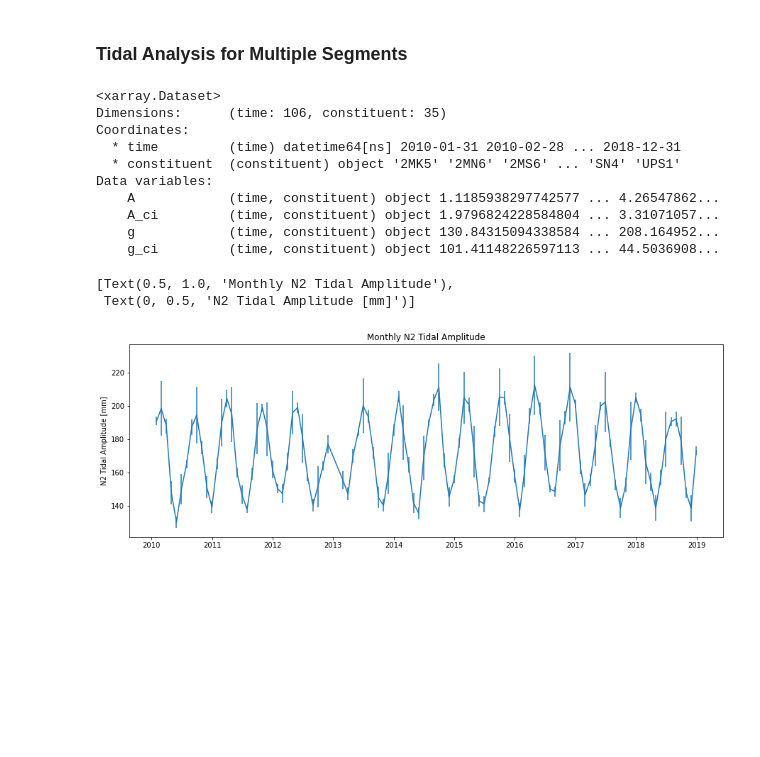
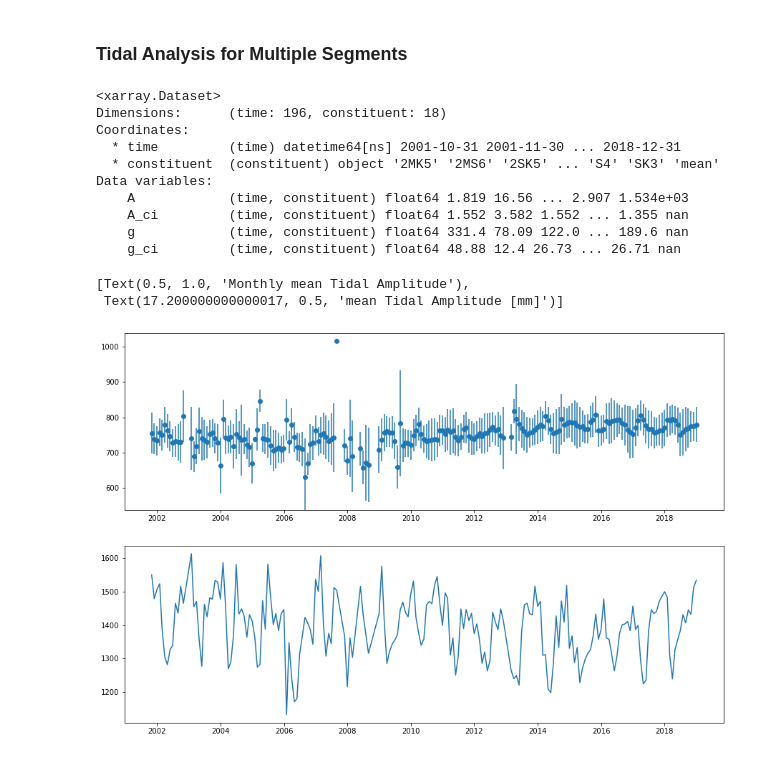
Before and after one commit to ejharri1/tides, a Jupyter notebook: notebooks/nain_sea_level_analysis_CR.ipynb, the cells around one changed output. Saved outputs shown, nothing was run; the diff lists cells and outputs as text; code cells hidden in the pictures; blank space fills up the shorter version.

```diff
--- a/notebooks/nain_sea_level_analysis_CR.ipynb
+++ b/notebooks/nain_sea_level_analysis_CR.ipynb
@@ -39,6 +39,11 @@ df = df.set_index("time")
 # remove the columns with date/time information
 # (all the information is now contained in the index)
 df = df.drop(["year", "month", "day", "hour"], axis=1)
+
+# drop NaNs
+df = df.dropna()
+
+
 df
 # %% [output]
 |  | height |
@@ -183,15 +188,22 @@ def tidal_analysis(ser, latitude):
             trend=False,
             method="ols",
             conf_int="linear",
-            Rayleigh_min=0.95,
+            Rayleigh_min=1.2,
             verbose=False       # no messages
         )
 
         # combine amplitudes and phases and their confidence interval in `numpy.Array`
-        data = np.c_[coef["A"], coef["A_ci"], coef["g"], coef["g_ci"], , coef["mean"]]
+        data = np.c_[coef["A"], coef["A_ci"], coef["g"], coef["g_ci"]]
+
+        data = np.vstack(
+            (
+                data,
+                [coef["mean"], np.nan, np.nan, np.nan]
+            )
+        ).astype(float)
 
         # index
-        index = coef["name"]
+        index = np.append(coef["name"], ["mean"])
 
     # if `ser` only contains NaNs, return empty `pandas.DataFrame`
     else:
@@ -203,7 +215,8 @@ def tidal_analysis(ser, latitude):
     df_out = pd.DataFrame(
         data=data,
         index=index,
-        columns=["A", "A_ci", "g", "g_ci", ]
+        columns=["A", "A_ci", "g", "g_ci"],
+        dtype=float
     )
 
     return df_out
@@ -236,42 +241,50 @@ tides2018
 ### Tidal Analysis for Multiple Segments
 # %%
 # pandas magic
-result = df["height"].loc["2010":"2018"].groupby(pd.Grouper(freq="M")).apply(lambda x: tidal_analysis(x, lat))
+result = df["height"].loc["2001":"2018"].groupby(pd.Grouper(freq="m")).apply(lambda x: tidal_analysis(x, lat))
 result.index.set_names(["time", "constituent"], inplace=True)
 
 ds = result.to_xarray()
 ds
 # %% [output]
 <xarray.Dataset>
-Dimensions:      (time: 106, constituent: 35)
+Dimensions:      (time: 196, constituent: 18)
 Coordinates:
-  * time         (time) datetime64[ns] 2010-01-31 2010-02-28 ... 2018-12-31
-  * constituent  (constituent) object '2MK5' '2MN6' '2MS6' ... 'SN4' 'UPS1'
+  * time         (time) datetime64[ns] 2001-10-31 2001-11-30 ... 2018-12-31
+  * constituent  (constituent) object '2MK5' '2MS6' '2SK5' ... 'S4' 'SK3' 'mean'
 Data variables:
-    A            (time, constituent) object 1.1185938297742577 ... 4.26547862...
-    A_ci         (time, constituent) object 1.9796824228584804 ... 3.31071057...
-    g            (time, constituent) object 130.84315094338584 ... 208.164952...
-    g_ci         (time, constituent) object 101.41148226597113 ... 44.5036908...
+    A            (time, constituent) float64 1.819 16.56 ... 2.907 1.534e+03
+    A_ci         (time, constituent) float64 1.552 3.582 1.552 ... 1.355 nan
+    g            (time, constituent) float64 331.4 78.09 122.0 ... 189.6 nan
+    g_ci         (time, constituent) float64 48.88 12.4 26.73 ... 26.71 nan
 # %%
 # create figure with one subplot axis with size 15x5 inches
-fig, ax = plt.subplots(1, 1, figsize=(15, 5))
+fig, (ax1, ax2) = plt.subplots(2, 1, figsize=(15, 10))
 
-constituent = "N2"
+constituent = "mean"
 
 # monthly tidal amplitude and confidence intervals
-ax.errorbar(
-    ds["time"].values, ds["A"].sel(constituent=constituent),
-    yerr=ds["A_ci"].sel(constituent=constituent),
+ax1.errorbar(
+    ds["time"].values, ds["A"].sel(constituent="M2"),
+    yerr=ds["A_ci"].sel(constituent="M2"),
+    fmt="o"
+)
+
+# monthly tidal amplitude and confidence intervals
+ax2.errorbar(
+    ds["time"].values, ds["A"].sel(constituent="mean"),
+    yerr=ds["A_ci"].sel(constituent="mean"),
     #fmt="o"
 )
+
 
 # title and axis label
 ax.set(
     title=f"Monthly {constituent} Tidal Amplitude",
     ylabel=f"{constituent} Tidal Amplitude [mm]"
 )
 # %% [output]
-[Text(0.5, 1.0, 'Monthly N2 Tidal Amplitude'),
- Text(0, 0.5, 'N2 Tidal Amplitude [mm]')]
+[Text(0.5, 1.0, 'Monthly mean Tidal Amplitude'),
+ Text(17.200000000000017, 0.5, 'mean Tidal Amplitude [mm]')]
-[figure, old version]
+[figure, new version]
 # %%
```
Also changed, not shown: parts of 7 cells of this notebook.
